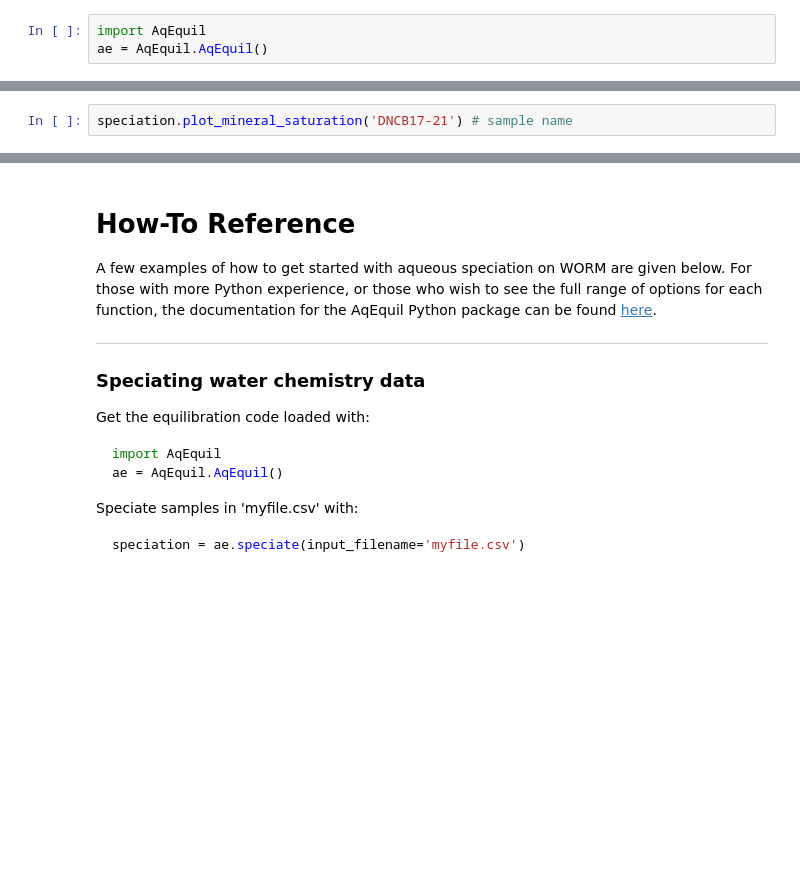
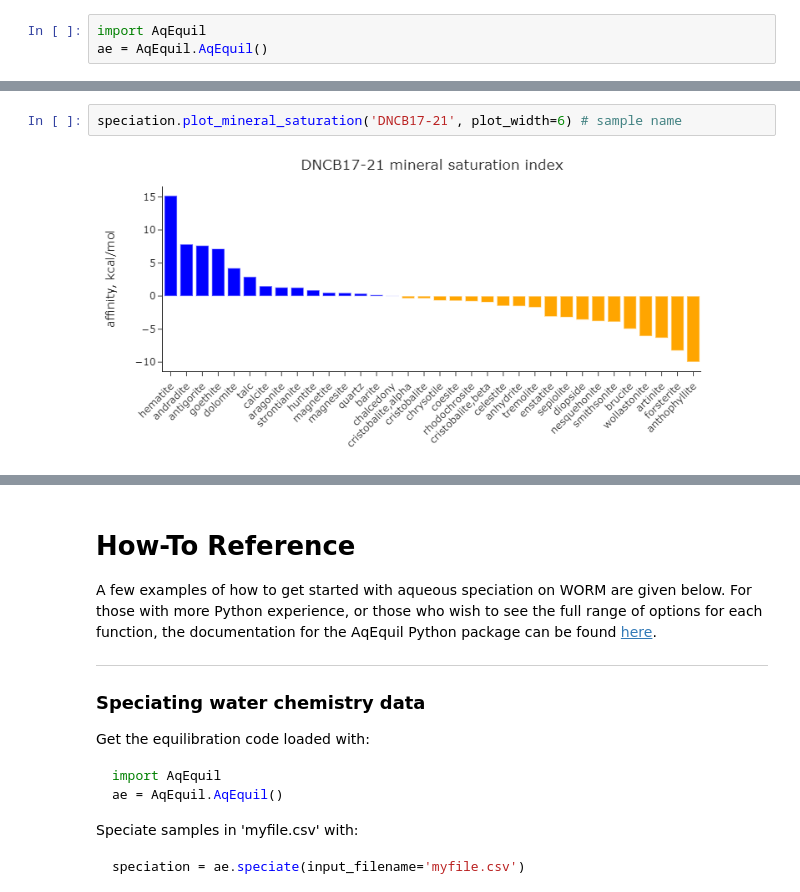
Before and after one commit to worm-portal/WORM-Library, a Jupyter notebook: WORKSHOP/Breakout.ipynb, the cells around one changed output, grey strips where cells are left out. Drawn from its saved outputs; the diff is of its cells as text; blank space fills up the shorter version.

```diff
--- a/WORKSHOP/Breakout.ipynb
+++ b/WORKSHOP/Breakout.ipynb
@@ -57,4 +114,6 @@ speciation.plot_mass_contribution('HCO3-', sort_by='pH', width=1)
 # %%
-speciation.plot_mineral_saturation('DNCB17-21') # sample name
+speciation.plot_mineral_saturation('DNCB17-21', plot_width=6) # sample name
+# %% [output]
+[figure, added]
 # %%
 speciation.scatterplot('pH', ['CO3-2', 'HCO3-', 'CO2', 'Ca(HCO3)+'])
```
Also changed, not shown: parts of 9 cells of this notebook, 7 other files.
